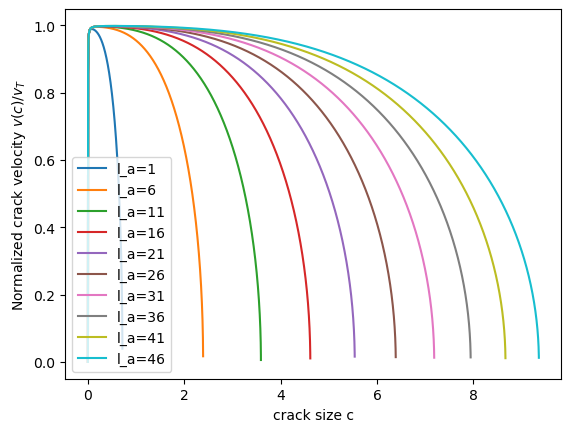
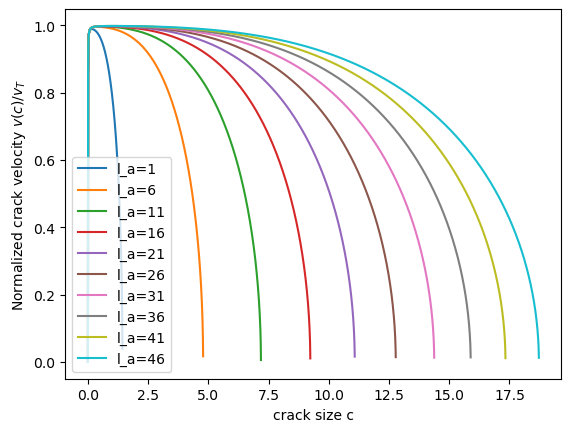
Unified diff of the notebook cell whose output changed from the first chart to the second:
--- before
+++ after
@@ -6,6 +6,7 @@
 
 # parametres glace
-E=2e9 # (Saguenay 2024)
+#E=2e9 # (Saguenay 2024)
 #h = 12e-2 # (Saguenay 2024)
+E=3e9 # (Bicwin 2026)
 h = 50e-2 # (BicWin 2026)
 
@@ -22,2 +23,17 @@
 plt.legend()
 plt.show()
+
+
+# et pour la valeur de l_d qui nous intéresse :
+nu = 0.3
+D = (E*(h**3))/(12*(1-nu**2))
+l_d = (D/(1e3*9.81))**(1/4)
+l_a = l_d
+plt.figure()
+A = l_a * h
+alpha = (2*np.pi * c0**2)/A
+plt.plot(cvals, geometric_function_dynfrac(cvals, alpha, c0=c0), label='l_a='+str(l_a))
+plt.xlabel('crack size c')
+plt.ylabel('Normalized crack velocity $v(c)/v_T$')
+plt.legend()
+plt.show()

Commit: updates : nouveau code measure Ac pour faire methode 1 mais en décalant avec la hauteur ref pour corriger. Début plots figure pour article (à mettre jour avec cette nouvelle méthode)